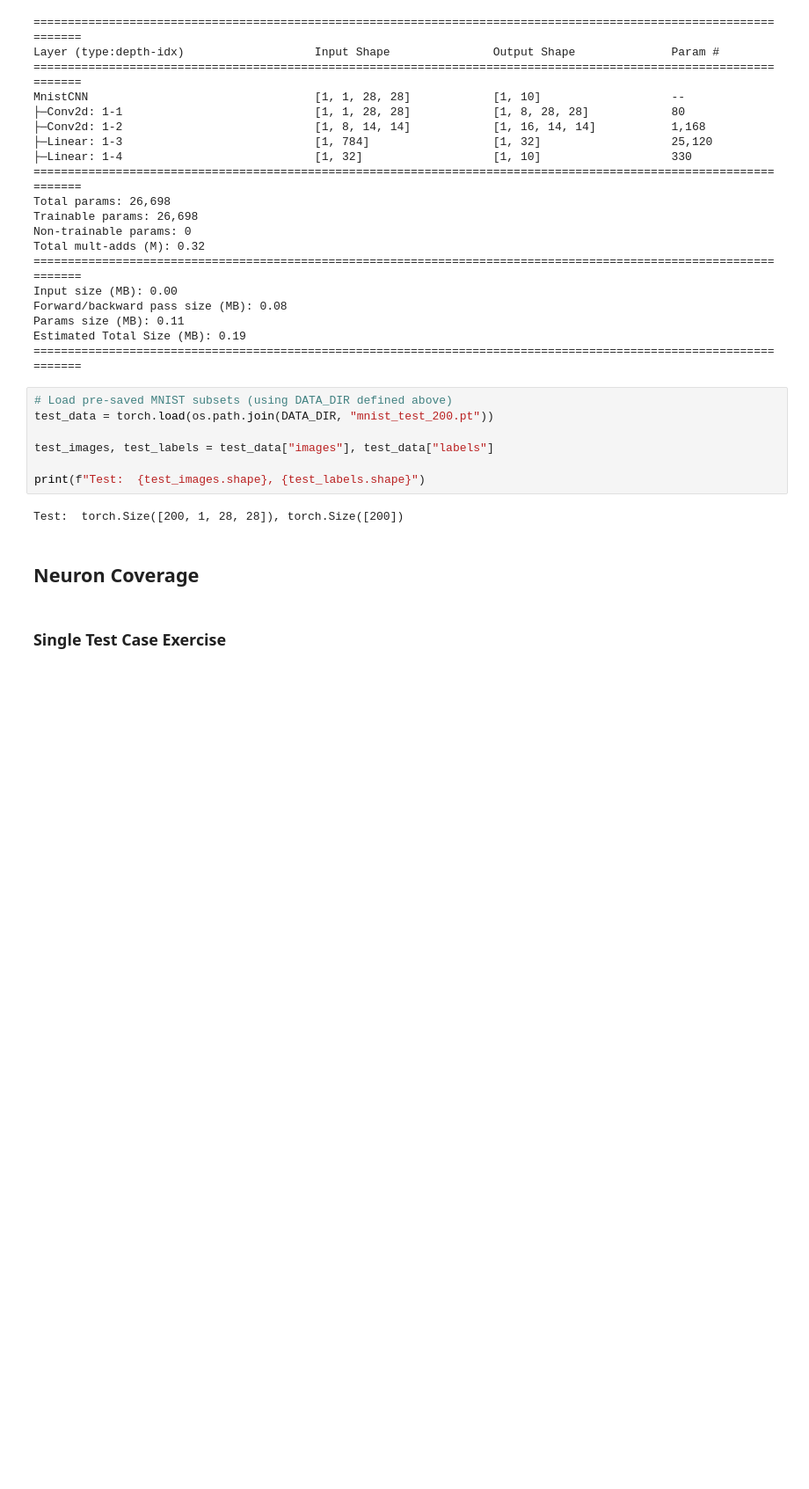
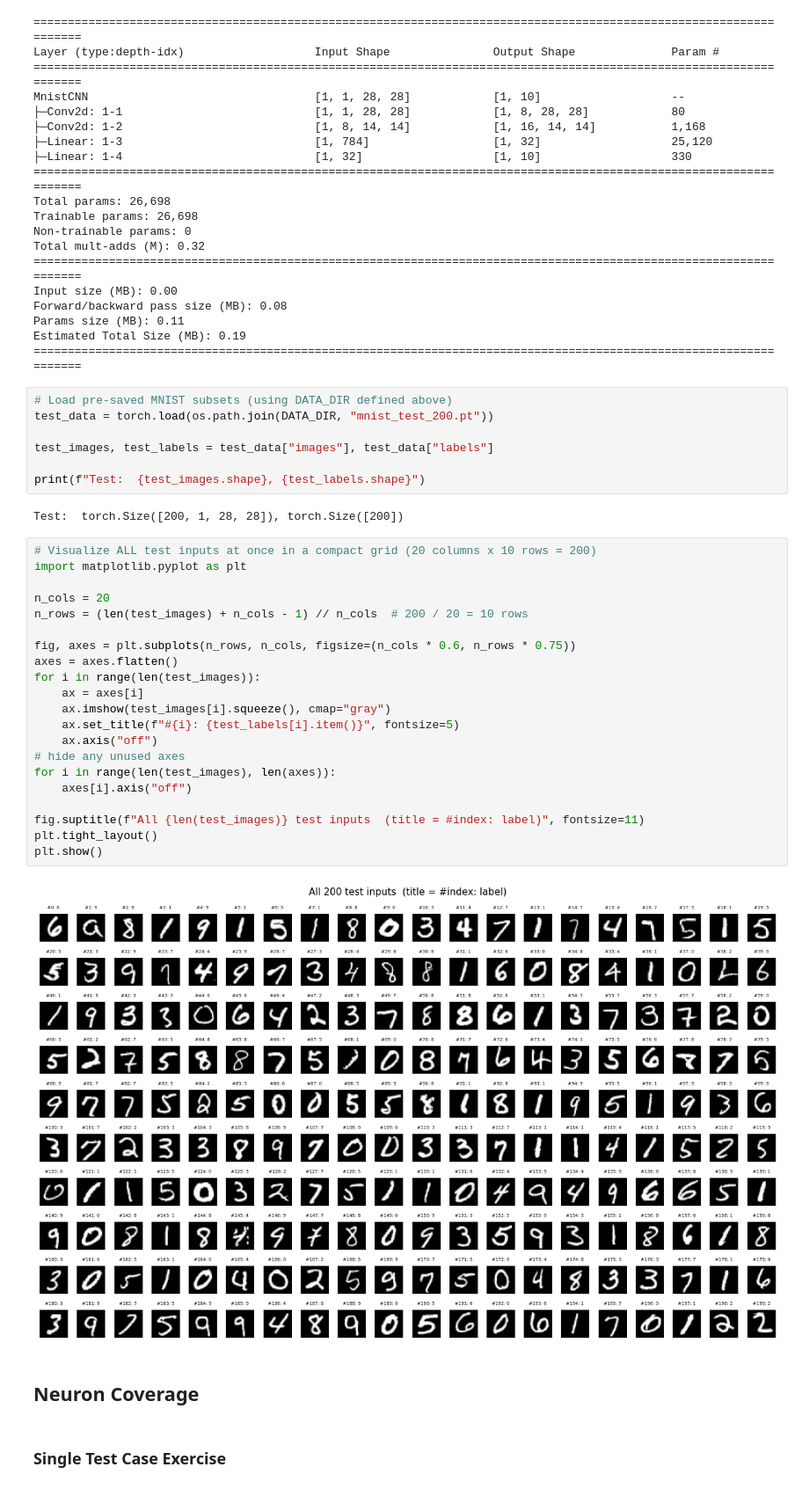
Before and after one commit to yongjunshin/Introduction_to_Software_Testing_for_Safe_AI, a Jupyter notebook: modules/04_test_coverages/exercises/04_neuron_coverages_exercise.ipynb, the cells around one changed output. Shown at 88% size. Saved outputs shown, nothing was run; the diff lists cells and outputs as text; blank space fills up the shorter version.

```diff
--- a/modules/04_test_coverages/exercises/04_neuron_coverages_exercise.ipynb
+++ b/modules/04_test_coverages/exercises/04_neuron_coverages_exercise.ipynb
@@ -76,6 +76,29 @@ test_images, test_labels = test_data["images"], test_data["labels"]
 print(f"Test:  {test_images.shape}, {test_labels.shape}")
 # %% [output]
 Test:  torch.Size([200, 1, 28, 28]), torch.Size([200])
+# %%
+# Visualize ALL test inputs at once in a compact grid (20 columns x 10 rows = 200)
+import matplotlib.pyplot as plt
+
+n_cols = 20
+n_rows = (len(test_images) + n_cols - 1) // n_cols  # 200 / 20 = 10 rows
+
+fig, axes = plt.subplots(n_rows, n_cols, figsize=(n_cols * 0.6, n_rows * 0.75))
+axes = axes.flatten()
+for i in range(len(test_images)):
+    ax = axes[i]
+    ax.imshow(test_images[i].squeeze(), cmap="gray")
+    ax.set_title(f"#{i}: {test_labels[i].item()}", fontsize=5)
+    ax.axis("off")
+# hide any unused axes
+for i in range(len(test_images), len(axes)):
+    axes[i].axis("off")
+
+fig.suptitle(f"All {len(test_images)} test inputs  (title = #index: label)", fontsize=11)
+plt.tight_layout()
+plt.show()
+# %% [output]
+[figure, added]
 # %% [markdown]
 ## Neuron Coverage
 # %% [markdown]
```
Also changed, not shown: parts of 7 cells of this notebook, 3 other files.
